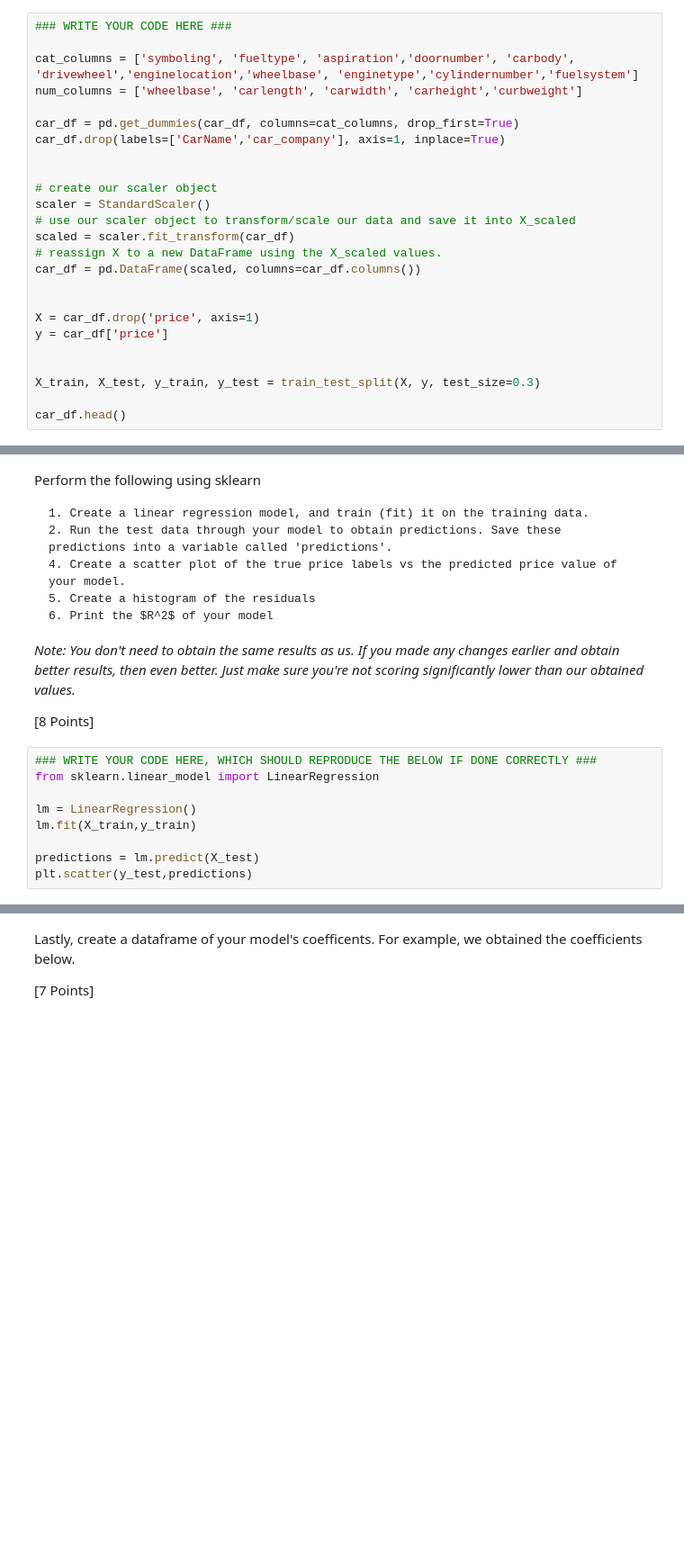
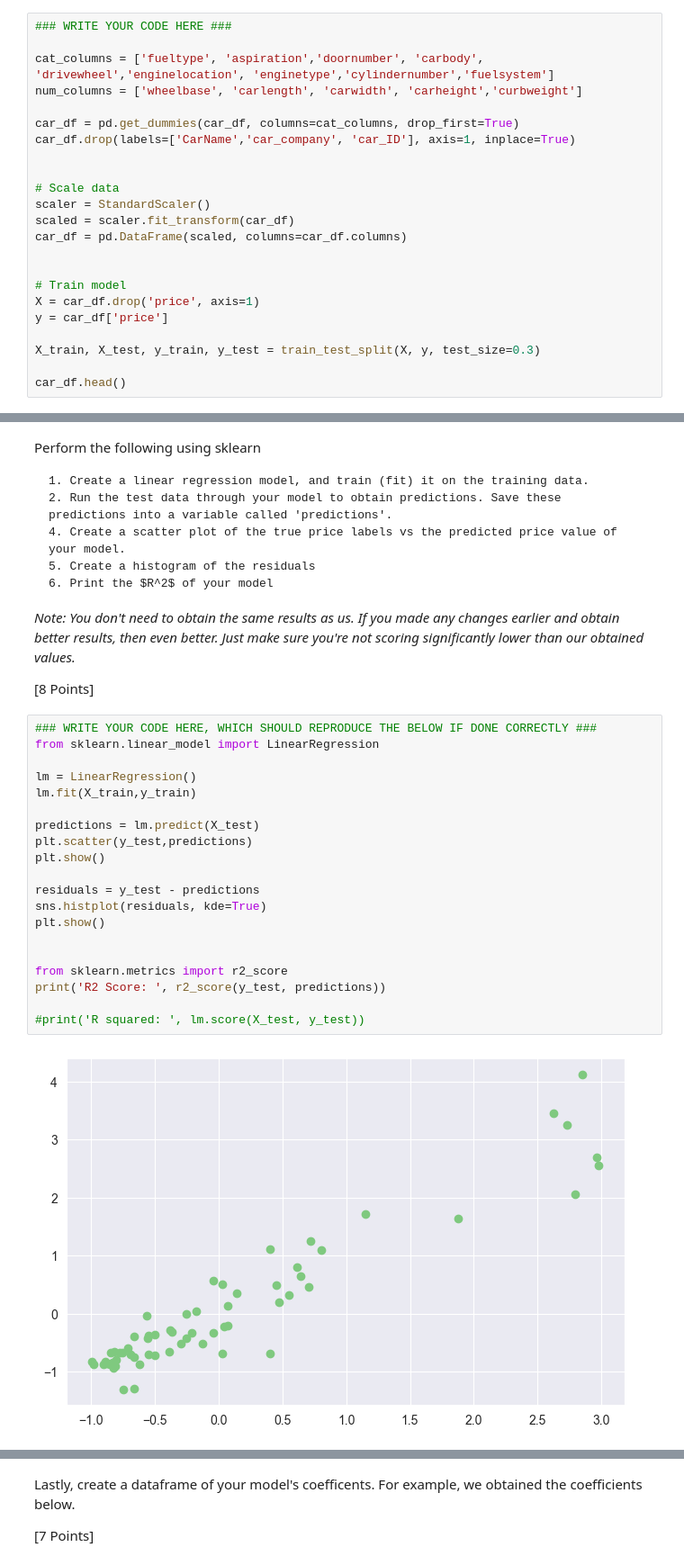
Before and after one commit to gordonnguyen/data-science-1, a Jupyter notebook: hw1/hw1.ipynb, the cells around one changed output, grey strips where cells are left out. Shown at 90% size. Saved outputs shown, nothing was run; the diff lists cells and outputs as text; blank space fills up the shorter version.

```diff
--- a/hw1/hw1.ipynb
+++ b/hw1/hw1.ipynb
@@ -679,24 +684,22 @@ Perform the following
 # %%
 ### WRITE YOUR CODE HERE ###
 
-cat_columns = ['symboling', 'fueltype', 'aspiration','doornumber', 'carbody', 'drivewheel','enginelocation','wheelbase', 'enginetype','cylindernumber','fuelsystem']
+cat_columns = ['fueltype', 'aspiration','doornumber', 'carbody', 'drivewheel','enginelocation', 'enginetype','cylindernumber','fuelsystem']
 num_columns = ['wheelbase',	'carlength', 'carwidth', 'carheight','curbweight']
 
 car_df = pd.get_dummies(car_df, columns=cat_columns, drop_first=True)
-car_df.drop(labels=['CarName','car_company'], axis=1, inplace=True)
+car_df.drop(labels=['CarName','car_company', 'car_ID'], axis=1, inplace=True)
 
 
-# create our scaler object
+# Scale data
 scaler = StandardScaler()
-# use our scaler object to transform/scale our data and save it into X_scaled
 scaled = scaler.fit_transform(car_df)
-# reassign X to a new DataFrame using the X_scaled values.
-car_df = pd.DataFrame(scaled, columns=car_df.columns())
+car_df = pd.DataFrame(scaled, columns=car_df.columns)
 
 
+# Train model
 X = car_df.drop('price', axis=1)
 y = car_df['price']
-
 
 X_train, X_test, y_train, y_test = train_test_split(X, y, test_size=0.3)
 
@@ -722,10 +731,22 @@ _Note: You don't need to obtain the same results as us. If you made any changes
 # %%
 ### WRITE YOUR CODE HERE, WHICH SHOULD REPRODUCE THE BELOW IF DONE CORRECTLY ###
 from sklearn.linear_model import LinearRegression
 
 lm = LinearRegression()
 lm.fit(X_train,y_train)
 
 predictions = lm.predict(X_test)
 plt.scatter(y_test,predictions)
+plt.show()
+
+residuals = y_test - predictions
+sns.histplot(residuals, kde=True)
+plt.show()
+
+
+from sklearn.metrics import r2_score
+print('R2 Score: ', r2_score(y_test, predictions))
+
+#print('R squared: ', lm.score(X_test, y_test))
 # %% [output]
+[figure, new version]
```
Also changed, not shown: parts of 5 cells of this notebook.
